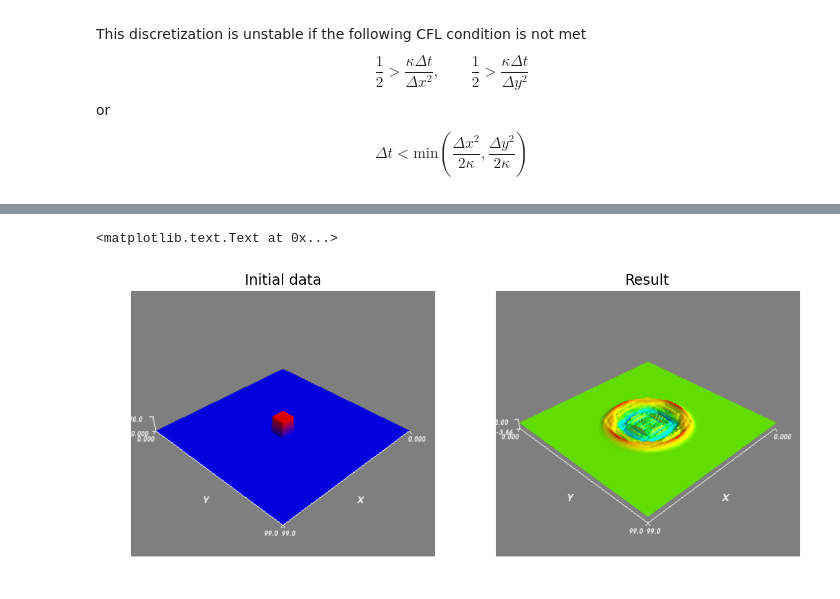
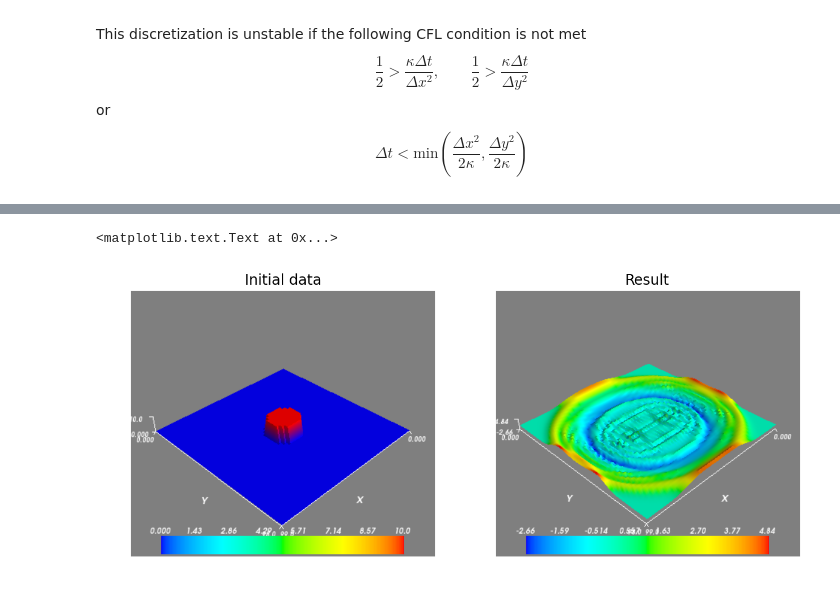
Before and after one commit to babrodtk/conslaws_python_opencl, a Jupyter notebook: LinearWave2D.ipynb, the cells around one changed output, grey strips where cells are left out. Saved outputs shown, nothing was run; the diff lists cells and outputs as text; code cells hidden in the pictures.

```diff
--- a/LinearWave2D.ipynb
+++ b/LinearWave2D.ipynb
@@ -95,14 +142,16 @@ __kernel void linear_wave_2D(__global float* u2, global const float* u1, __globa
 # %%
 """
-Computes the heat equation using an explicit finite difference scheme with OpenCL
+Computes a solution to the linear wave equation equation using an explicit finite difference scheme with OpenCL
 """
-def opencl_linear_wave(u1, u0, c, dx, dy, nt):
+def opencl_linear_wave(u1, u0, c, dx, dy, dt, nt):
     #Make sure that the data is single precision floating point
     assert(np.issubdtype(u1.dtype, np.float32))
     assert(np.issubdtype(u0.dtype, np.float32))
+    assert(np.isfortran(u0))
+    assert(np.isfortran(u1))
     assert(u0.shape == u1.shape)
 
-    #Note that we skip ghost cells (-2)
+    #Number of cells
     nx = u0.shape[0]
     ny = u0.shape[1]
 
@@ -112,14 +161,12 @@ def opencl_linear_wave(u1, u0, c, dx, dy, nt):
     u1_g = cl.Buffer(cl_ctx, mf.READ_WRITE | mf.COPY_HOST_PTR, hostbuf=u1)
     u2_g = cl.Buffer(cl_ctx, mf.READ_WRITE, u0.nbytes)
 
-    #Calculate dt from the CFL condition
-    dt = sqrt(0.4 * min(dx*dx / (2.0*c), dy*dy / (2.0*c)))
-
     #Loop through all the timesteps
     for i in range(0, nt):
         #Execute program on device
         linear_wave_2D(cl_queue, (nx,ny), None, u2_g, u1_g, u0_g, \
                        numpy.float32(c), numpy.float32(dt), numpy.float32(dx), numpy.float32(dy))
+        linear_wave_2D_bc(cl_queue, (nx, ny), None, u2_g)
 
         #Swap variables
         u0_g, u1_g, u2_g = u1_g, u2_g, u0_g
@@ -144,34 +191,38 @@ def easy_surf(u, dx, dy):
 
     mlab.surf(x, y, u)
     mlab.axes()
+    mlab.colorbar()
     imshow(mlab.screenshot())
     axis('off')
     mlab.close()
 # %%
 #Create test input data
-nx, ny = 100, 100
-u0 = np.zeros((nx, ny)).astype(np.float32)
+c = 1.0
+nx, ny = 100, 50
+dx = 1.0
+dy = 2.0
+dt = 0.4 * min(dx / (2.0*c), dy / (2.0*c))
+
+u0 = np.zeros((nx, ny)).astype(np.float32, order='F')
 for j in range(ny):
-    if (abs(j - ny/2) < 5):
-        for i in range(nx):
-            if (abs(i - nx/2) < 5):
-                u0[i, j] = 10.0
+    for i in range(nx):
+        x = (i - nx/2.0) * dx
+        y = (j - ny/2.0) * dy
+        if (sqrt(x**2 + y**2) < 10*min(dx, dy)):
+            u0[i, j] = 10.0
 u1 = u0
-c = 1.0
-dx = 1.0
-dy = 1.0
 
 #Simulate
-u1 = opencl_linear_wave(u0, u1, c, dx, dy, 30)
+u1 = opencl_linear_wave(u0, u1, c, dx, dy, dt, 100)
 
 #Plot
 figure()
 subplot(1,2,1)
 easy_surf(u0, dx, dy)
 title('Initial data')
 subplot(1,2,2)
 easy_surf(u1, dx, dy)
 title('Result')
 # %% [output]
 <matplotlib.text.Text at 0x...>
-[figure, old version]
+[figure, new version]
```
Also changed, not shown: parts of 2 cells of this notebook, 2 other files.
